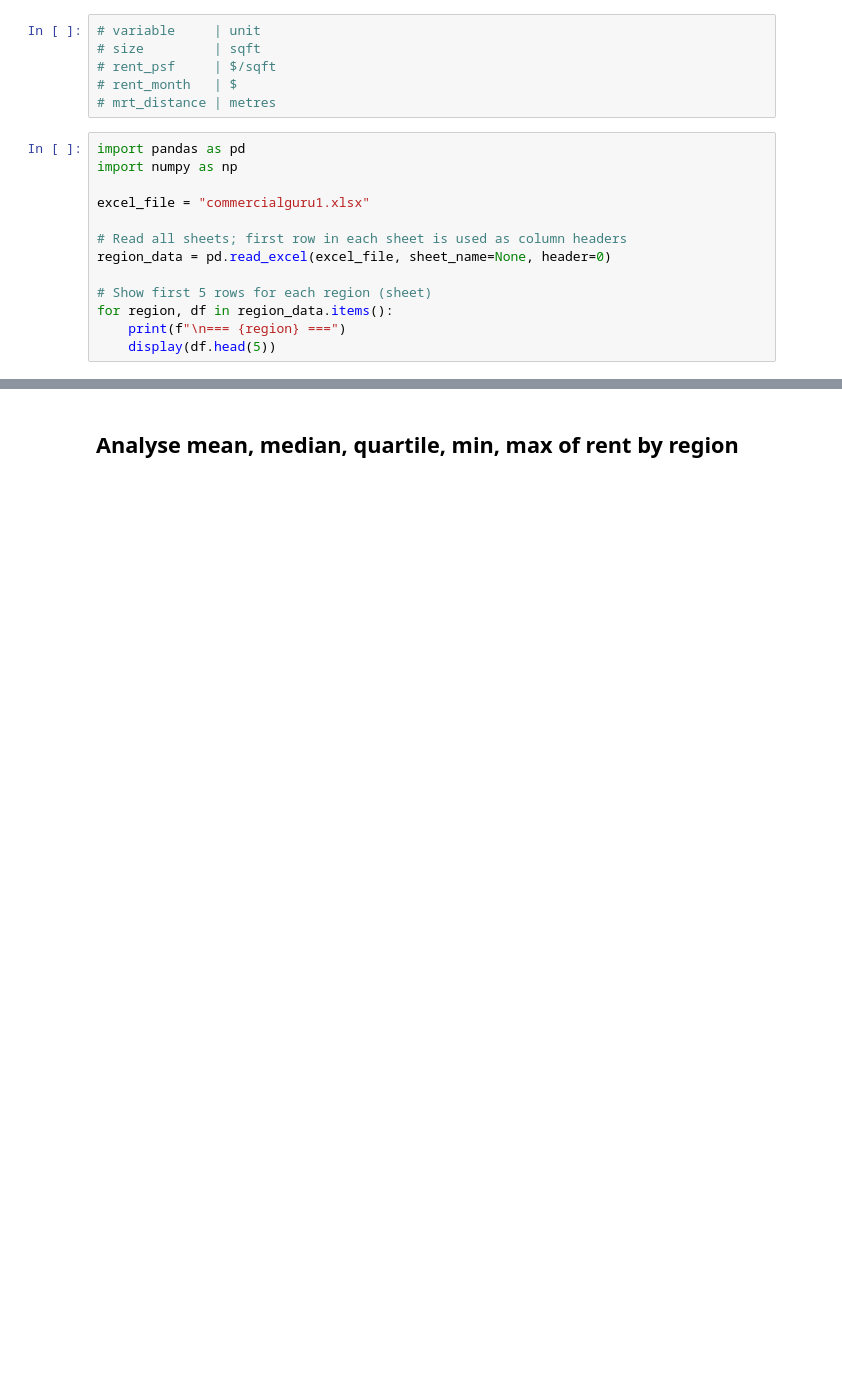
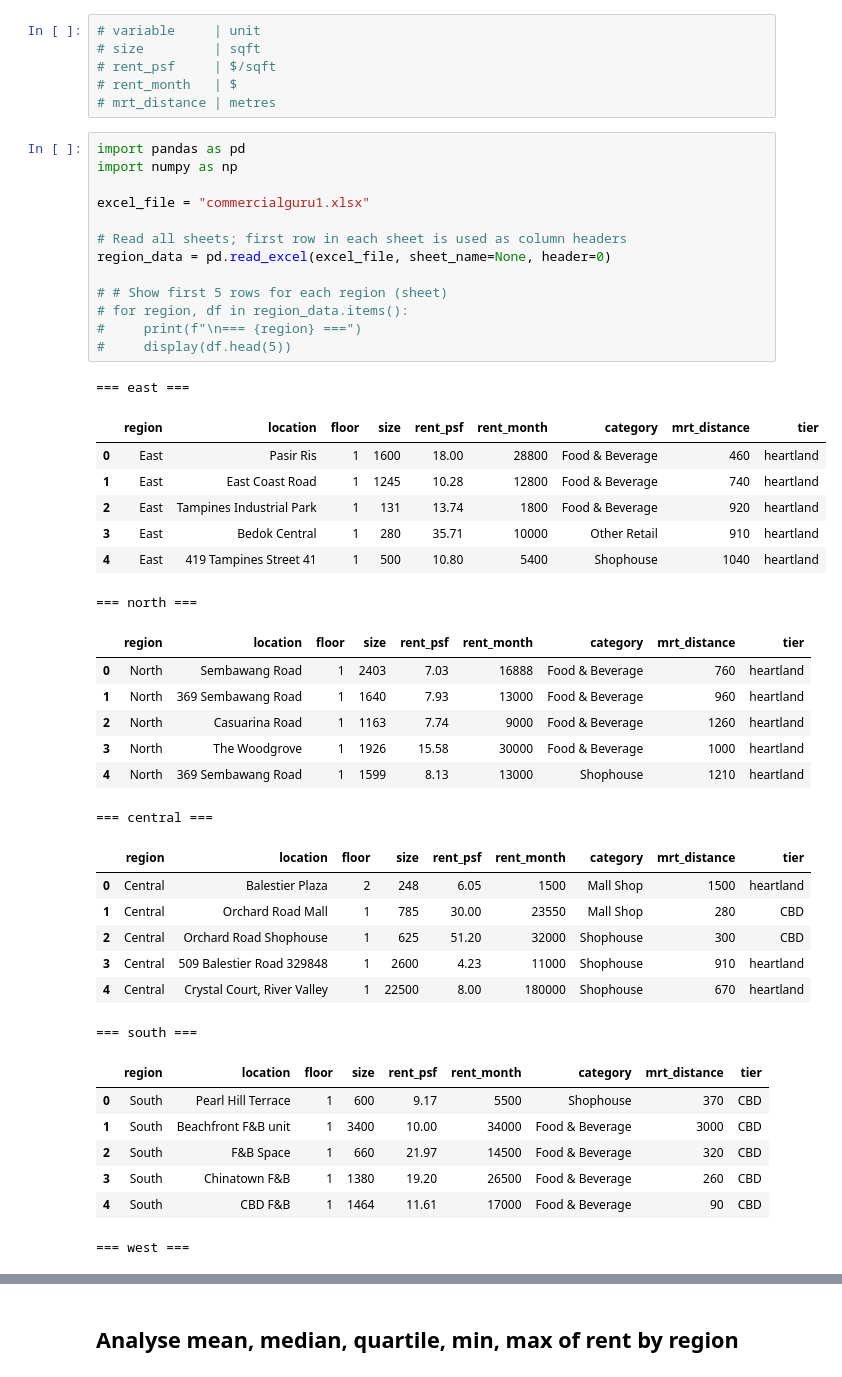
Before and after one commit to TheRealSyahir/retail-geolocation, a Jupyter notebook: dos.ipynb, the cells around one changed output, grey strips where cells are left out. Drawn from its saved outputs; the diff is of its cells as text; blank space fills up the shorter version.

```diff
--- a/dos.ipynb
+++ b/dos.ipynb
@@ -22,13 +22,43 @@ revenue_month
 # %%
 import pandas as pd
 import numpy as np
 
 excel_file = "commercialguru1.xlsx"
 
 # Read all sheets; first row in each sheet is used as column headers
 region_data = pd.read_excel(excel_file, sheet_name=None, header=0)
 
-# Show first 5 rows for each region (sheet)
-for region, df in region_data.items():
-    print(f"\n=== {region} ===")
-    display(df.head(5))
+# # Show first 5 rows for each region (sheet)
+# for region, df in region_data.items():
+#     print(f"\n=== {region} ===")
+#     display(df.head(5))
+# %% [output]
+=== east ===
+|  | region | location | floor | size | rent_psf | rent_month | category | mrt_distance | tier |
+| 0 | East | Pasir Ris | 1 | 1600 | 18.00 | 28800 | Food & Beverage | 460 | heartland |
+| 1 | East | East Coast Road | 1 | 1245 | 10.28 | 12800 | Food & Beverage | 740 | heartland |
+| 2 | East | Tampines Industrial Park | 1 | 131 | 13.74 | 1800 | Food & Beverage | 920 | heartland |
+| 3 | East | Bedok Central | 1 | 280 | 35.71 | 10000 | Other Retail | 910 | heartland |
+| 4 | East | 419 Tampines Street 41 | 1 | 500 | 10.80 | 5400 | Shophouse | 1040 | heartland |
+=== north ===
+|  | region | location | floor | size | rent_psf | rent_month | category | mrt_distance | tier |
+| 0 | North | Sembawang Road | 1 | 2403 | 7.03 | 16888 | Food & Beverage | 760 | heartland |
+| 1 | North | 369 Sembawang Road | 1 | 1640 | 7.93 | 13000 | Food & Beverage | 960 | heartland |
+| 2 | North | Casuarina Road | 1 | 1163 | 7.74 | 9000 | Food & Beverage | 1260 | heartland |
+| 3 | North | The Woodgrove | 1 | 1926 | 15.58 | 30000 | Food & Beverage | 1000 | heartland |
+| 4 | North | 369 Sembawang Road | 1 | 1599 | 8.13 | 13000 | Shophouse | 1210 | heartland |
+=== central ===
+|  | region | location | floor | size | rent_psf | rent_month | category | mrt_distance | tier |
+| 0 | Central | Balestier Plaza | 2 | 248 | 6.05 | 1500 | Mall Shop | 1500 | heartland |
+| 1 | Central | Orchard Road Mall | 1 | 785 | 30.00 | 23550 | Mall Shop | 280 | CBD |
+| 2 | Central | Orchard Road Shophouse | 1 | 625 | 51.20 | 32000 | Shophouse | 300 | CBD |
+| 3 | Central | 509 Balestier Road 329848 | 1 | 2600 | 4.23 | 11000 | Shophouse | 910 | heartland |
+| 4 | Central | Crystal Court, River Valley | 1 | 22500 | 8.00 | 180000 | Shophouse | 670 | heartland |
+=== south ===
+|  | region | location | floor | size | rent_psf | rent_month | category | mrt_distance | tier |
+| 0 | South | Pearl Hill Terrace | 1 | 600 | 9.17 | 5500 | Shophouse | 370 | CBD |
+| 1 | South | Beachfront F&B unit | 1 | 3400 | 10.00 | 34000 | Food & Beverage | 3000 | CBD |
+| 2 | South | F&B Space | 1 | 660 | 21.97 | 14500 | Food & Beverage | 320 | CBD |
+| 3 | South | Chinatown F&B | 1 | 1380 | 19.20 | 26500 | Food & Beverage | 260 | CBD |
+| 4 | South | CBD F&B | 1 | 1464 | 11.61 | 17000 | Food & Beverage | 90 | CBD |
+=== west ===
```
Also changed, not shown: parts of 9 cells of this notebook.
